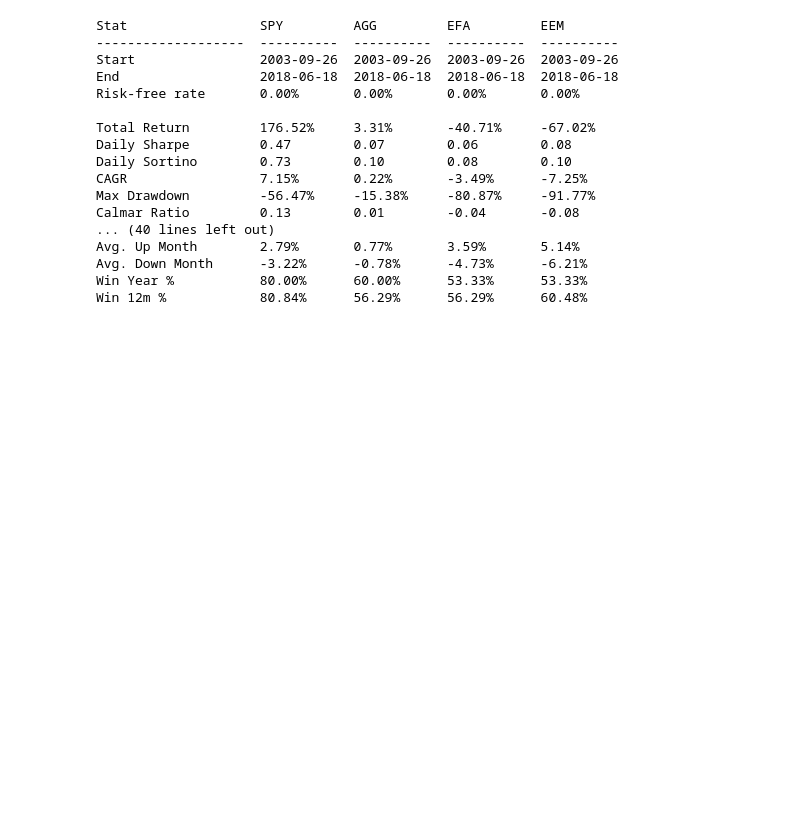
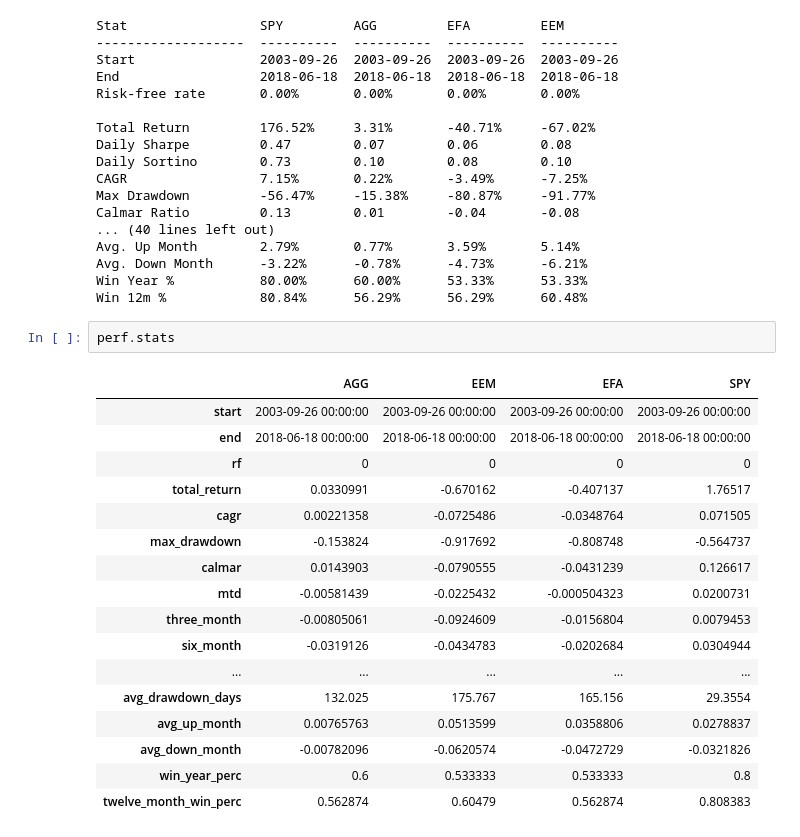
Before and after one commit to xexx12345/MISC, a Jupyter notebook: VAA.ipynb, the cells around one changed output. Saved outputs shown, nothing was run; the diff lists cells and outputs as text; blank space fills up the shorter version.

```diff
--- a/VAA.ipynb
+++ b/VAA.ipynb
@@ -150,3 +150,23 @@ Avg. Up Month        2.79%       0.77%       3.59%       5.14%
 Avg. Down Month      -3.22%      -0.78%      -4.73%      -6.21%
 Win Year %           80.00%      60.00%      53.33%      53.33%
 Win 12m %            80.84%      56.29%      56.29%      60.48%
+# %%
+perf.stats
+# %% [output]
+|  | AGG | EEM | EFA | SPY |
+| start | 2003-09-26 00:00:00 | 2003-09-26 00:00:00 | 2003-09-26 00:00:00 | 2003-09-26 00:00:00 |
+| end | 2018-06-18 00:00:00 | 2018-06-18 00:00:00 | 2018-06-18 00:00:00 | 2018-06-18 00:00:00 |
+| rf | 0 | 0 | 0 | 0 |
+| total_return | 0.0330991 | -0.670162 | -0.407137 | 1.76517 |
+| cagr | 0.00221358 | -0.0725486 | -0.0348764 | 0.071505 |
+| max_drawdown | -0.153824 | -0.917692 | -0.808748 | -0.564737 |
+| calmar | 0.0143903 | -0.0790555 | -0.0431239 | 0.126617 |
+| mtd | -0.00581439 | -0.0225432 | -0.000504323 | 0.0200731 |
+| three_month | -0.00805061 | -0.0924609 | -0.0156804 | 0.0079453 |
+| six_month | -0.0319126 | -0.0434783 | -0.0202684 | 0.0304944 |
+| ... | ... | ... | ... | ... |
+| avg_drawdown_days | 132.025 | 175.767 | 165.156 | 29.3554 |
+| avg_up_month | 0.00765763 | 0.0513599 | 0.0358806 | 0.0278837 |
+| avg_down_month | -0.00782096 | -0.0620574 | -0.0472729 | -0.0321826 |
+| win_year_perc | 0.6 | 0.533333 | 0.533333 | 0.8 |
+| twelve_month_win_perc | 0.562874 | 0.60479 | 0.562874 | 0.808383 |
```
Also changed, not shown: parts of 5 cells of this notebook.
